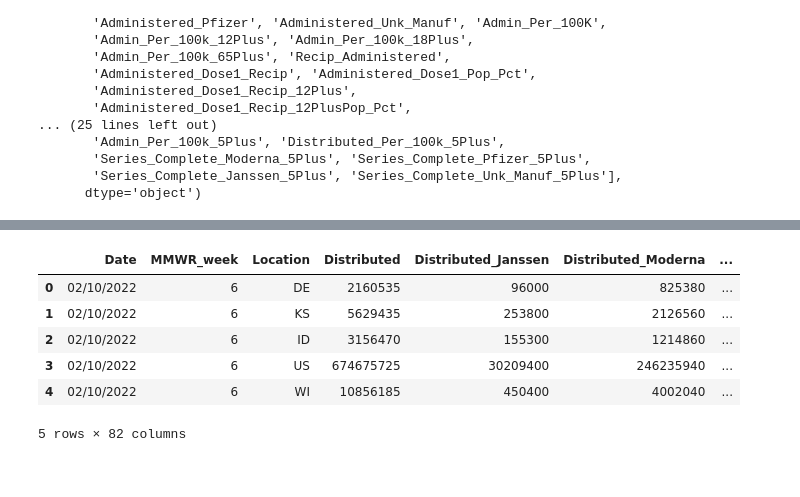
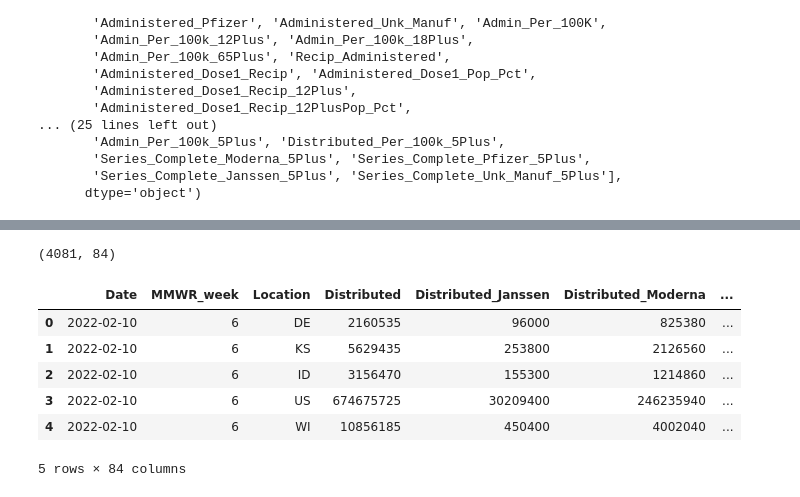
Before and after one commit to vaddhiparthy/COVID-Data-Analysis, a Jupyter notebook: COVID Data Analysis.ipynb, the cells around one changed output, grey strips where cells are left out. Cells and saved outputs as stored; diff of their text form; code cells hidden in the pictures.

```diff
--- a/COVID Data Analysis.ipynb
+++ b/COVID Data Analysis.ipynb
@@ -48,0 +83,4 @@ Index(['Date', 'MMWR_week', 'Location', 'Distributed', 'Distributed_Janssen',
+# %%
+df_vaccine["week"]=df_vaccine["Date"].dt.week
+# %%
+df_vaccine["week"] = df_vaccine["week"].astype(str).str.pad(2, side='left', fillchar='0')
@@ -48,0 +89,2 @@ Index(['Date', 'MMWR_week', 'Location', 'Distributed', 'Distributed_Janssen',
+# %%
+df_vaccine["uid"]=df_vaccine['Location']+df_vaccine['Date'].astype(str).str[:4]+df_vaccine["week"].astype(str)
@@ -48,0 +137,6 @@ Index(['Date', 'MMWR_week', 'Location', 'Distributed', 'Distributed_Janssen',
+# %%
+df_vaccine=df_vaccine.sort_values('Date', ascending=False).drop_duplicates('uid').sort_index()
+# %%
+df_vaccine.shape
+# %% [output]
+(4081, 84)
@@ -49,10 +145,10 @@ Index(['Date', 'MMWR_week', 'Location', 'Distributed', 'Distributed_Janssen',
 # %%
-df_Vaccine.head()
+df_vaccine.head()
 # %% [output]
 |  | Date | MMWR_week | Location | Distributed | Distributed_Janssen | Distributed_Moderna | ... |
-| 0 | 02/10/2022 | 6 | DE | 2160535 | 96000 | 825380 | ... |
-| 1 | 02/10/2022 | 6 | KS | 5629435 | 253800 | 2126560 | ... |
-| 2 | 02/10/2022 | 6 | ID | 3156470 | 155300 | 1214860 | ... |
-| 3 | 02/10/2022 | 6 | US | 674675725 | 30209400 | 246235940 | ... |
-| 4 | 02/10/2022 | 6 | WI | 10856185 | 450400 | 4002040 | ... |
+| 0 | 2022-02-10 | 6 | DE | 2160535 | 96000 | 825380 | ... |
+| 1 | 2022-02-10 | 6 | KS | 5629435 | 253800 | 2126560 | ... |
+| 2 | 2022-02-10 | 6 | ID | 3156470 | 155300 | 1214860 | ... |
+| 3 | 2022-02-10 | 6 | US | 674675725 | 30209400 | 246235940 | ... |
+| 4 | 2022-02-10 | 6 | WI | 10856185 | 450400 | 4002040 | ... |
-5 rows × 82 columns
+5 rows × 84 columns
```
Also changed, not shown: parts of 80 cells of this notebook.
